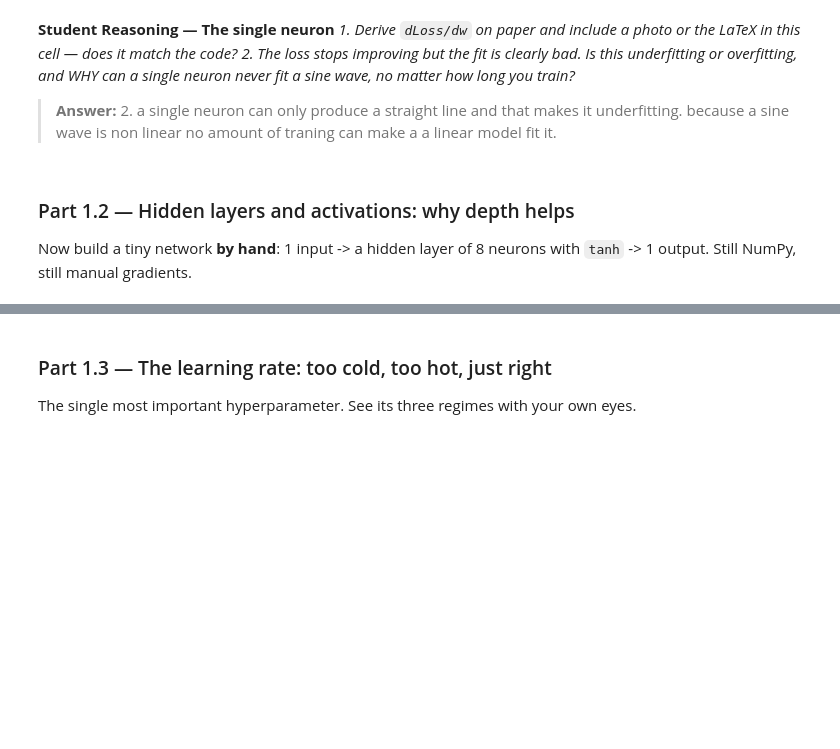
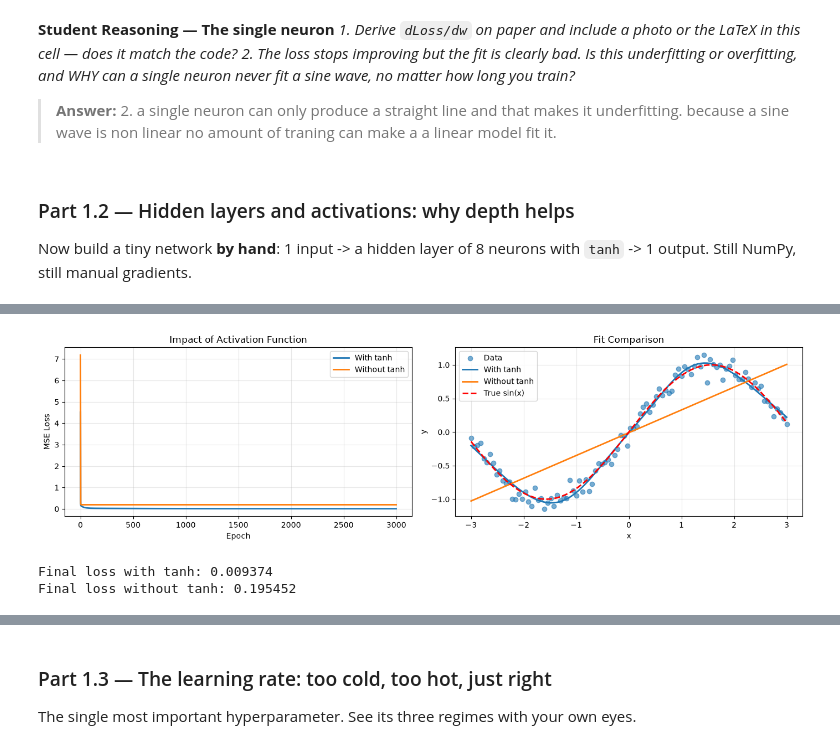
Before and after one commit to hlodze/lab-3, a Jupyter notebook: Lab_3.ipynb, the cells around one changed output, grey strips where cells are left out. Drawn from its saved outputs; the diff is of its cells as text; code cells hidden in the pictures; blank space fills up the shorter version.

```diff
--- a/Lab_3.ipynb
+++ b/Lab_3.ipynb
@@ -200,3 +273,82 @@ Now build a tiny network **by hand**: 1 input -> a hidden layer of 8 neurons wit
+# %%
+# TODO: Then re-run with the tanh REMOVED (h = z1). What happens to the fit?
+
+# Train the same network without tanh
+np.random.seed(RANDOM_STATE)
+
+W1_linear = np.random.randn(1, 8) * 0.5
+b1_linear = np.random.randn(8) * 0.5
+W2_linear = np.random.randn(8, 1) * 0.5
+b2_linear = np.random.randn(1) * 0.5
+
+lr = 0.1
+epochs = 3000
+losses_linear = []
+
+for epoch in range(epochs):
+    # Forward pass WITHOUT activation
+    z1 = X @ W1_linear + b1_linear
+    h = z1
+    y_hat = h @ W2_linear + b2_linear
+
+    loss = np.mean((y_hat - Y) ** 2)
+    losses_linear.append(loss)
+
+    # Backward pass
+    n = len(Y)
+    d_yhat = 2 * (y_hat - Y) / n
+
+    dW2_linear = h.T @ d_yhat
+    db2_linear = np.sum(d_yhat, axis=0)
+
+    dh = d_yhat @ W2_linear.T
+    dz1 = dh
+
+    dW1_linear = X.T @ dz1
+    db1_linear = np.sum(dz1, axis=0)
+
+    # Update
+    W1_linear -= lr * dW1_linear
+    b1_linear -= lr * db1_linear
+    W2_linear -= lr * dW2_linear
+    b2_linear -= lr * db2_linear
+
+
+# Compare both models
+fig, axes = plt.subplots(1, 2, figsize=(14, 4))
+
+# Loss comparison
+axes[0].plot(losses_part2, label="With tanh", linewidth=2)
+axes[0].plot(losses_linear, label="Without tanh", linewidth=2)
+axes[0].set_xlabel("Epoch")
+axes[0].set_ylabel("MSE Loss")
+axes[0].set_title("Impact of Activation Function")
+axes[0].legend()
+axes[0].grid(True, alpha=0.3)
+
+# Fit comparison
+z1 = X @ W1_linear + b1_linear
+y_pred_linear = z1 @ W2_linear + b2_linear
+
+axes[1].scatter(x, y, alpha=0.6, label="Data")
+axes[1].plot(x, y_pred.flatten(), linewidth=2, label="With tanh")
+axes[1].plot(x, y_pred_linear.flatten(), linewidth=2, label="Without tanh")
+axes[1].plot(x, np.sin(x), "r--", linewidth=2, label="True sin(x)")
+axes[1].set_xlabel("x")
+axes[1].set_ylabel("y")
+axes[1].set_title("Fit Comparison")
+axes[1].legend()
+axes[1].grid(True, alpha=0.3)
+
+plt.tight_layout()
+plt.show()
+
+print(f"Final loss with tanh: {losses_part2[-1]:.6f}")
+print(f"Final loss without tanh: {losses_linear[-1]:.6f}")
+# %% [output]
+[figure, added]
+Final loss with tanh: 0.009374
+Final loss without tanh: 0.195452
 # %% [markdown]
 **Student Reasoning — Depth and activations**
 *1. With tanh removed, the deep network fits no better than the single neuron of Part 1.1.
```
Also changed, not shown: parts of 2 cells of this notebook.
